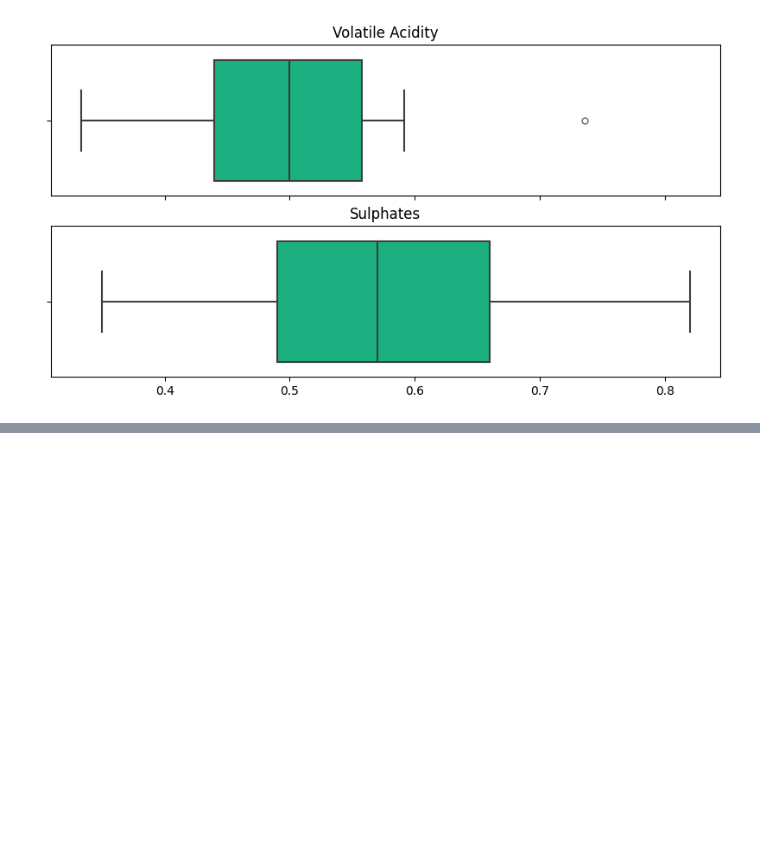
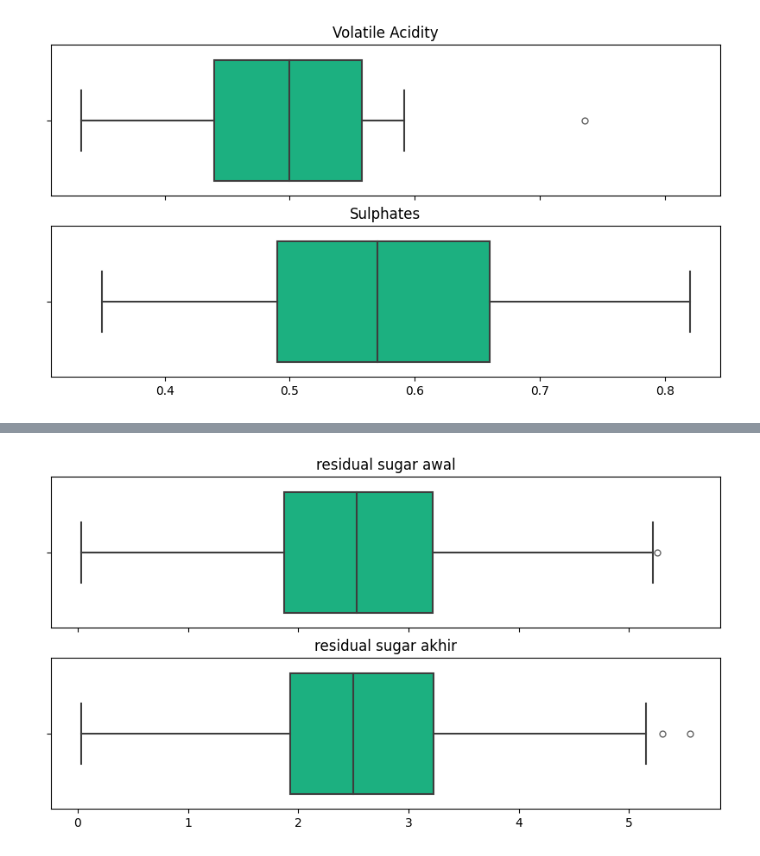
Before and after one commit to SaddamAnnais/K1-T1-IF2220-13521099, a Jupyter notebook: main.ipynb, the cells around one changed output, grey strips where cells are left out. Saved outputs shown, nothing was run; the diff lists cells and outputs as text; code cells hidden in the pictures; blank space fills up the shorter version.

```diff
--- a/main.ipynb
+++ b/main.ipynb
@@ -870,0 +924,4 @@ Karena $p \geq a$, keputusan $H_0$ tidak ditolak semakin kuat
+# %%
+hist_blox2(anggur['residual sugar'][:len(anggur)//2],anggur['residual sugar'][len(anggur)//2:],"residual sugar awal","residual sugar akhir")
+# %% [output]
+[figure, added]
```
Also changed, not shown: parts of 10 cells of this notebook.
